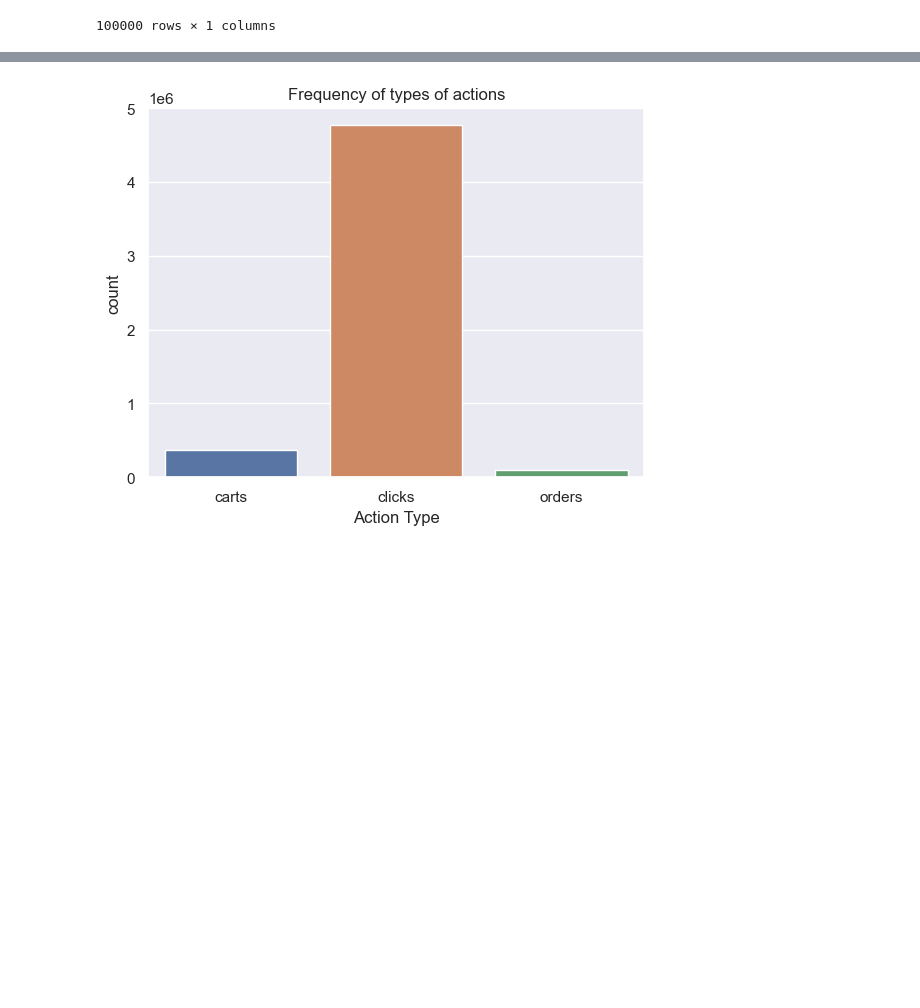
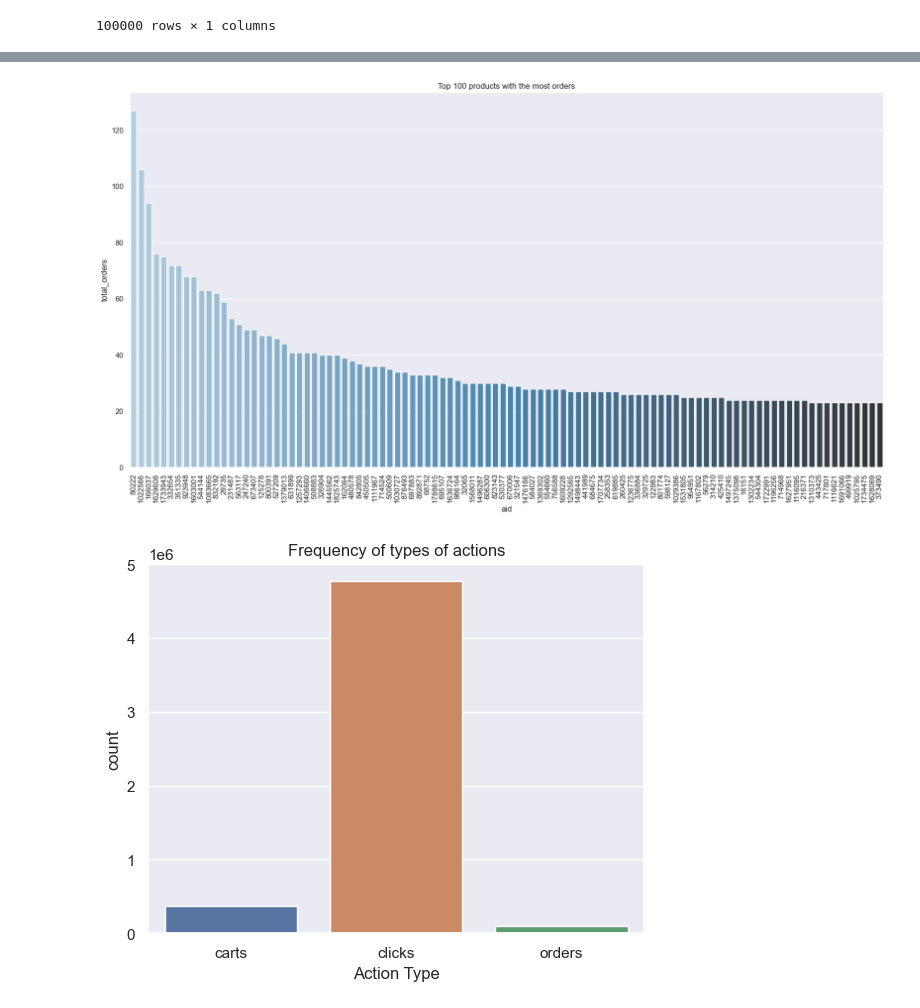
Before and after one commit to axa99/ottp-multi-recs, a Jupyter notebook: ottp-eda_12_05_2022.ipynb, the cells around one changed output, grey strips where cells are left out. Saved outputs shown, nothing was run; the diff lists cells and outputs as text; code cells hidden in the pictures; blank space fills up the shorter version.

Commit message:
additional plots added

```diff
--- a/ottp-eda_12_05_2022.ipynb
+++ b/ottp-eda_12_05_2022.ipynb
@@ -208,0 +192,3 @@ orders_count_aid
+# %%
+orders_count_aid.reset_index(inplace=True)
+orders_count_aid.head()
@@ -209,3 +202,11 @@ orders_count_aid
+# %%
+# plot the top 100 products with the most orders
+plt.figure(figsize=(20,10))
+sns.barplot(x='aid', y='total_orders', data=orders_count_aid[0:100], palette='Blues_d', order=orders_count_aid['aid'][0:100])
+plt.title('Top 100 products with the most orders')
+plt.xticks(rotation=90);
+# %% [output]
+[figure, added]
 # %%
 # plot the frequency of types of actions
 
```
Also changed, not shown: parts of 2 cells of this notebook.
